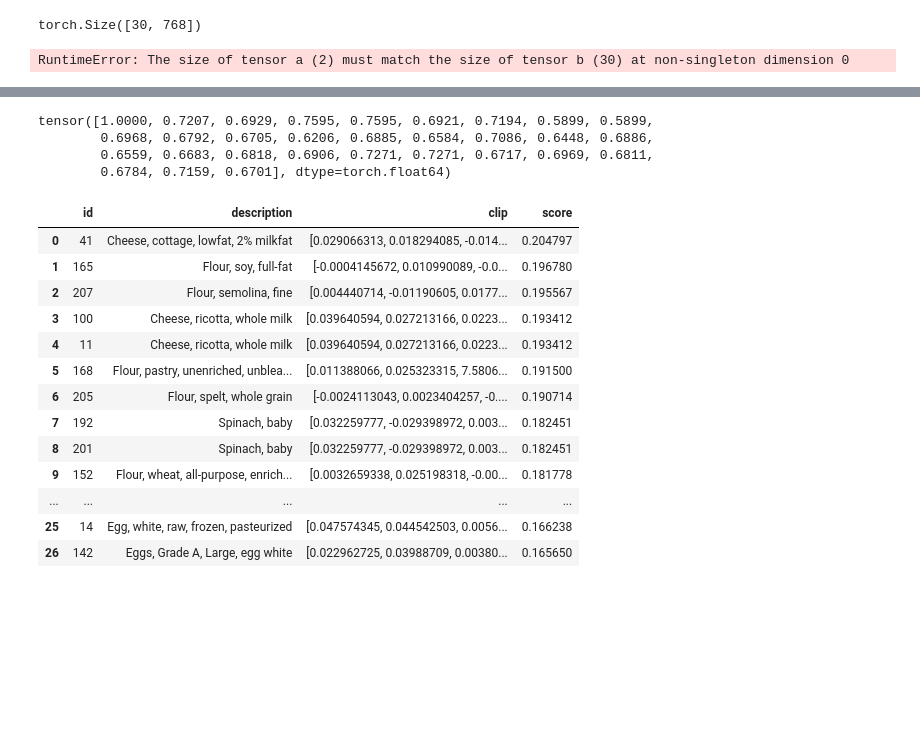
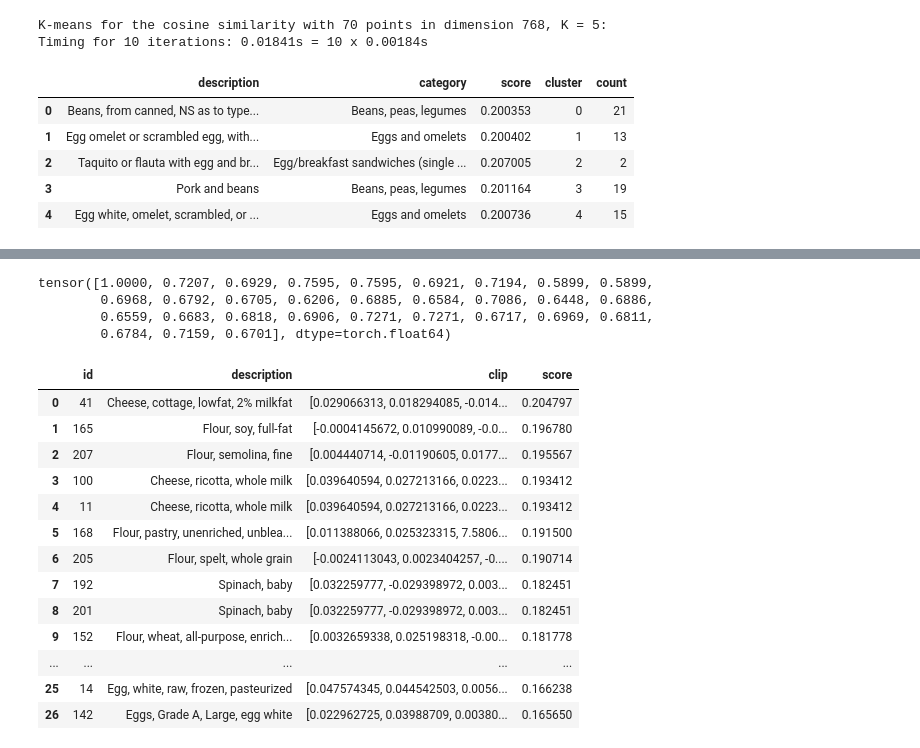
Before and after one commit to DmitriyG228/food, a Jupyter notebook: 01_multiple_foods.ipynb, the cells around one changed output, grey strips where cells are left out. Saved outputs shown, nothing was run; the diff lists cells and outputs as text; code cells hidden in the pictures; blank space fills up the shorter version.

```diff
--- a/01_multiple_foods.ipynb
+++ b/01_multiple_foods.ipynb
@@ -96,8 +158,18 @@ n = torch.stack((t[0],t[fartherst]))
-# %%
-t.shape
-# %% [output]
-torch.Size([30, 768])
-# %%
-cos(n,t)
-# %% [output]
-RuntimeError: The size of tensor a (2) must match the size of tensor b (30) at non-singleton dimension 0
+# %%
+df['cluster'] = KMeans_cosine(clip,K=5)[0]
+# %% [output]
+K-means for the cosine similarity with 70 points in dimension 768, K = 5:
+Timing for 10 iterations: 0.01841s = 10 x 0.00184s
+# %%
+clustered = df[['description','category','score','cluster']].sort_values(['cluster','score']).drop_duplicates('cluster').reset_index(drop=True)
+# %%
+clustered['count'] = df.groupby('cluster')['description'].count()
+# %%
+clustered
+# %% [output]
+|  | description | category | score | cluster | count |
+| 0 | Beans, from canned, NS as to type... | Beans, peas, legumes | 0.200353 | 0 | 21 |
+| 1 | Egg omelet or scrambled egg, with... | Eggs and omelets | 0.200402 | 1 | 13 |
+| 2 | Taquito or flauta with egg and br... | Egg/breakfast sandwiches (single ... | 0.207005 | 2 | 2 |
+| 3 | Pork and beans | Beans, peas, legumes | 0.201164 | 3 | 19 |
+| 4 | Egg white, omelet, scrambled, or ... | Eggs and omelets | 0.200736 | 4 | 15 |
```
Also changed, not shown: parts of 20 cells of this notebook, 3 other files.
